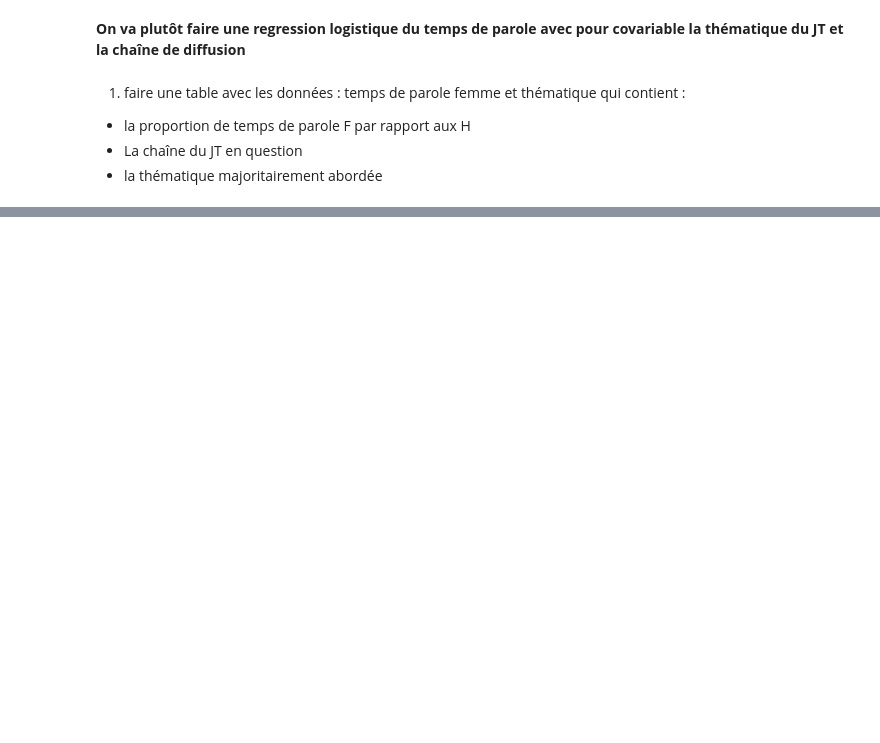
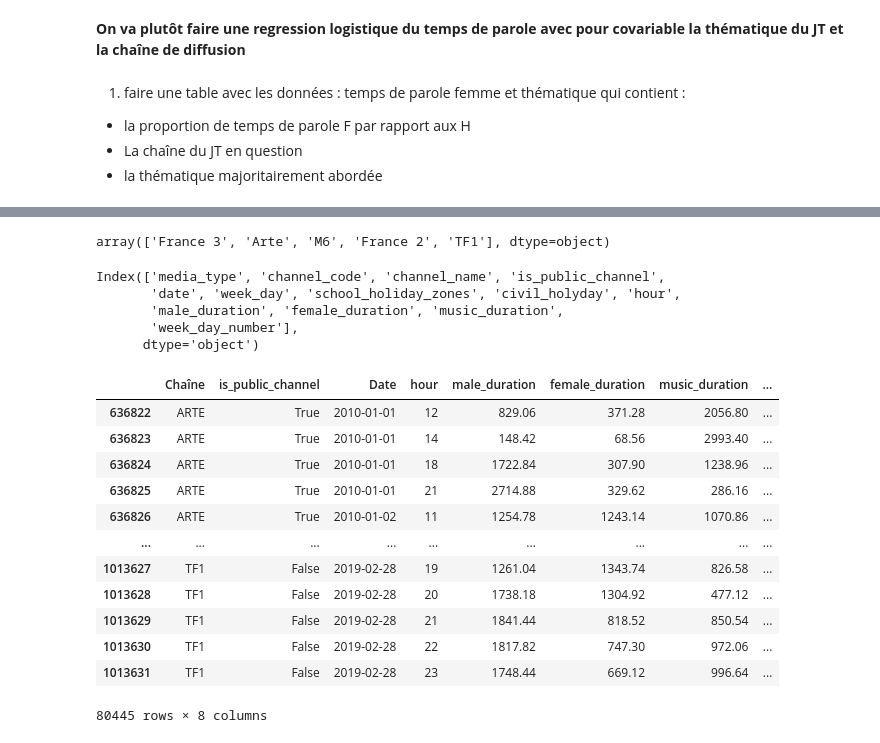
Before and after one commit to Gstrems/Projet_python_2A, a Jupyter notebook: stat_explo_jt.ipynb, the cells around one changed output, grey strips where cells are left out. Drawn from its saved outputs; the diff is of its cells as text; code cells hidden in the pictures; blank space fills up the shorter version.

```diff
--- a/stat_explo_jt.ipynb
+++ b/stat_explo_jt.ipynb
@@ -220,0 +256,38 @@ parite['channel_name'].unique() # on a gardé que les chaînes de JT
+# %%
+sujet_tele['Chaîne'].unique()
+# %% [output]
+array(['France 3', 'Arte', 'M6', 'France 2', 'TF1'], dtype=object)
+# %%
+parite.columns
+# %% [output]
+Index(['media_type', 'channel_code', 'channel_name', 'is_public_channel',
+       'date', 'week_day', 'school_holiday_zones', 'civil_holyday', 'hour',
+       'male_duration', 'female_duration', 'music_duration',
+       'week_day_number'],
+      dtype='object')
+# %%
+#on retire les colonnes que nous n'utiliserons pas
+parite.drop(columns=['media_type',
+'channel_code',
+'week_day',
+'school_holiday_zones',
+'civil_holyday'],inplace=True)
+# %%
+#on change les noms des colonnes que les tables doivent partager (Chaîne et Date)
+parite.rename(columns={'channel_name' : 'Chaîne',
+'date' : 'Date'}, inplace = True)
+parite
+# %% [output]
+|  | Chaîne | is_public_channel | Date | hour | male_duration | female_duration | music_duration | ... |
+| 636822 | ARTE | True | 2010-01-01 | 12 | 829.06 | 371.28 | 2056.80 | ... |
+| 636823 | ARTE | True | 2010-01-01 | 14 | 148.42 | 68.56 | 2993.40 | ... |
+| 636824 | ARTE | True | 2010-01-01 | 18 | 1722.84 | 307.90 | 1238.96 | ... |
+| 636825 | ARTE | True | 2010-01-01 | 21 | 2714.88 | 329.62 | 286.16 | ... |
+| 636826 | ARTE | True | 2010-01-02 | 11 | 1254.78 | 1243.14 | 1070.86 | ... |
+| ... | ... | ... | ... | ... | ... | ... | ... | ... |
+| 1013627 | TF1 | False | 2019-02-28 | 19 | 1261.04 | 1343.74 | 826.58 | ... |
+| 1013628 | TF1 | False | 2019-02-28 | 20 | 1738.18 | 1304.92 | 477.12 | ... |
+| 1013629 | TF1 | False | 2019-02-28 | 21 | 1841.44 | 818.52 | 850.54 | ... |
+| 1013630 | TF1 | False | 2019-02-28 | 22 | 1817.82 | 747.30 | 972.06 | ... |
+| 1013631 | TF1 | False | 2019-02-28 | 23 | 1748.44 | 669.12 | 996.64 | ... |
+80445 rows × 8 columns
```
Also changed, not shown: parts of 13 cells of this notebook.
